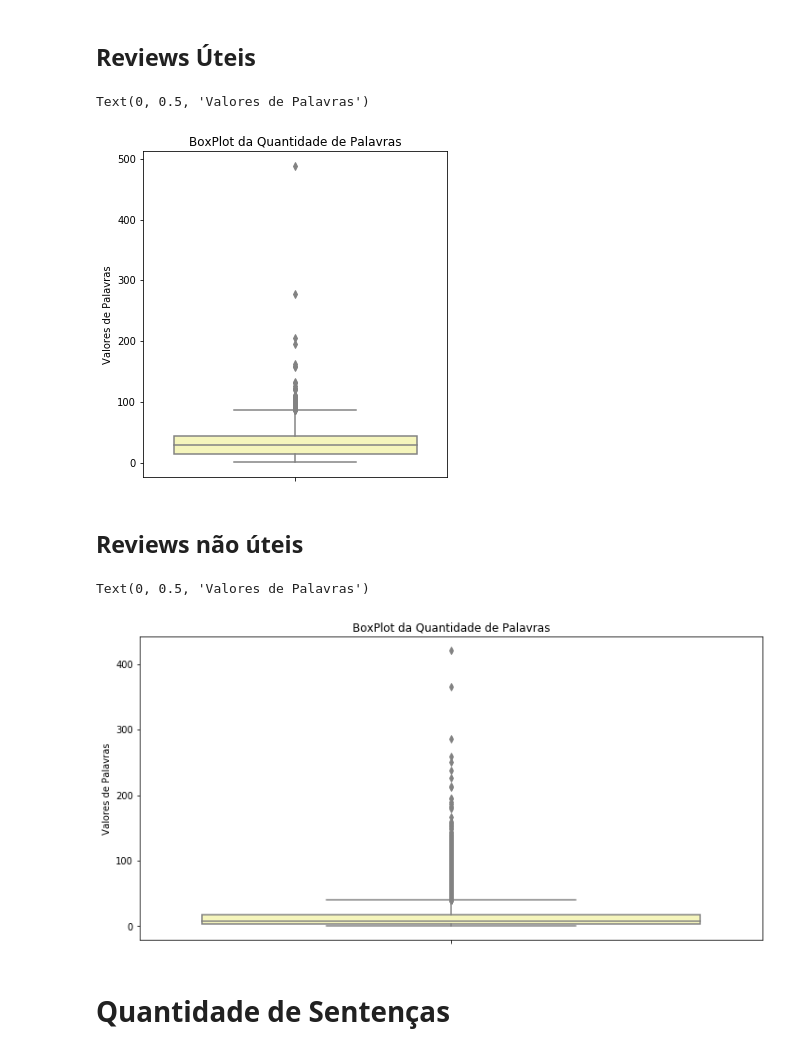
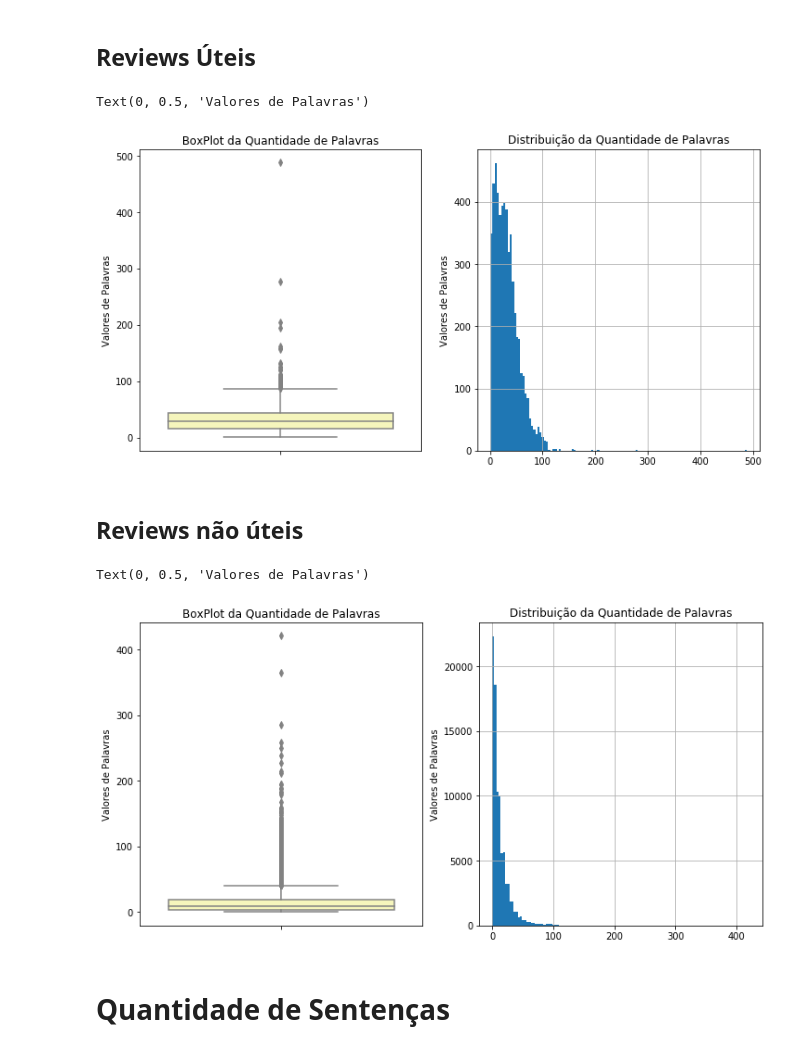
Before and after one commit to RogerFig/features_experiments, a Jupyter notebook: Experimentos.ipynb, the cells around one changed output. Saved outputs shown, nothing was run; the diff lists cells and outputs as text; code cells hidden in the pictures.

```diff
--- a/Experimentos.ipynb
+++ b/Experimentos.ipynb
@@ -46,22 +46,35 @@ df_res_filmes = pd.DataFrame(features, columns=['sents','words','avg_sent_len','
 ## Reviews Úteis
 # %%
 plt.figure(figsize=(12,6))
+plt.subplot(1,2,1)
 fig = sns.boxplot(x='words',data=df_res_apps[df_res_apps['helpfulness'] == 1.0], orient='v', color='#ffffb2')
 fig.set_title('BoxPlot da Quantidade de Palavras')
 fig.set_ylabel('Valores de Palavras')
+
+plt.subplot(1,2,2)
+fig = df_res_apps[df_res_apps['helpfulness'] == 1.0].words.hist(bins=120)
+fig.set_title('Distribuição da Quantidade de Palavras')
+fig.set_ylabel('Valores de Palavras')
 # %% [output]
 Text(0, 0.5, 'Valores de Palavras')
-[figure, old version]
+[figure, new version]
 # %% [markdown]
 ## Reviews não úteis
 # %%
 plt.figure(figsize=(12,6))
+plt.subplot(1,2,1)
 fig = sns.boxplot(x='words',data=df_res_apps[df_res_apps['helpfulness'] == 0.0], orient='v', color='#ffffb2')
 fig.set_title('BoxPlot da Quantidade de Palavras')
 fig.set_ylabel('Valores de Palavras')
+
+
+plt.subplot(1,2,2)
+fig = df_res_apps[df_res_apps['helpfulness'] == 0.0].words.hist(bins=120)
+fig.set_title('Distribuição da Quantidade de Palavras')
+fig.set_ylabel('Valores de Palavras')
 # %% [output]
 Text(0, 0.5, 'Valores de Palavras')
-[figure, old version]
+[figure, new version]
 # %% [markdown]
 # Quantidade de Sentenças
 # %% [markdown]
```
Also changed, not shown: parts of 5 cells of this notebook.
